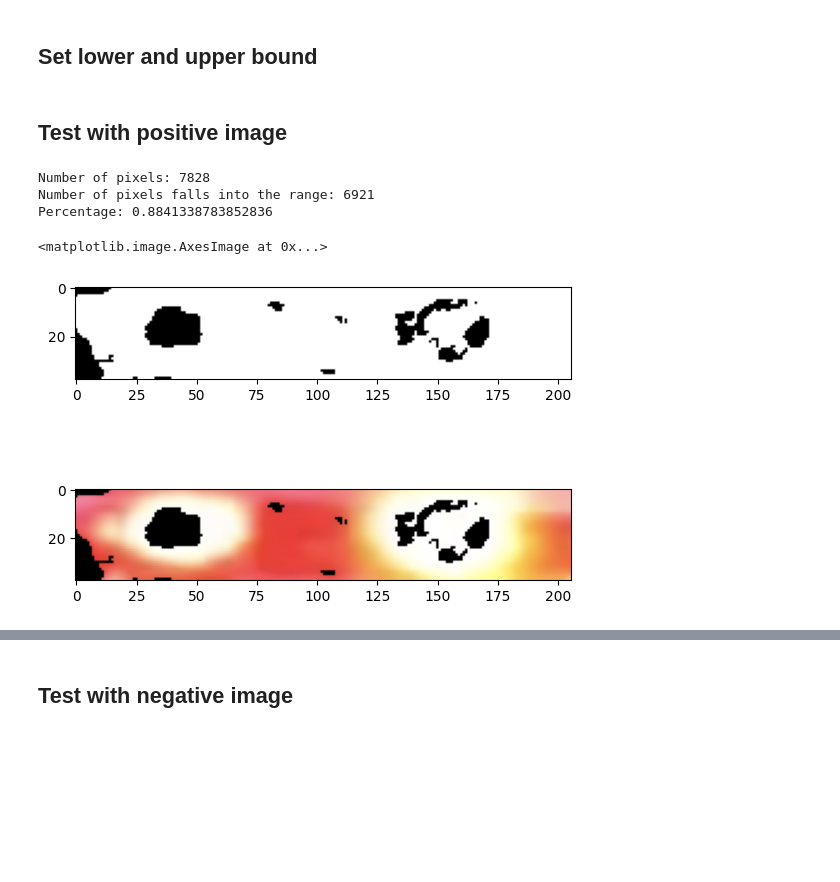
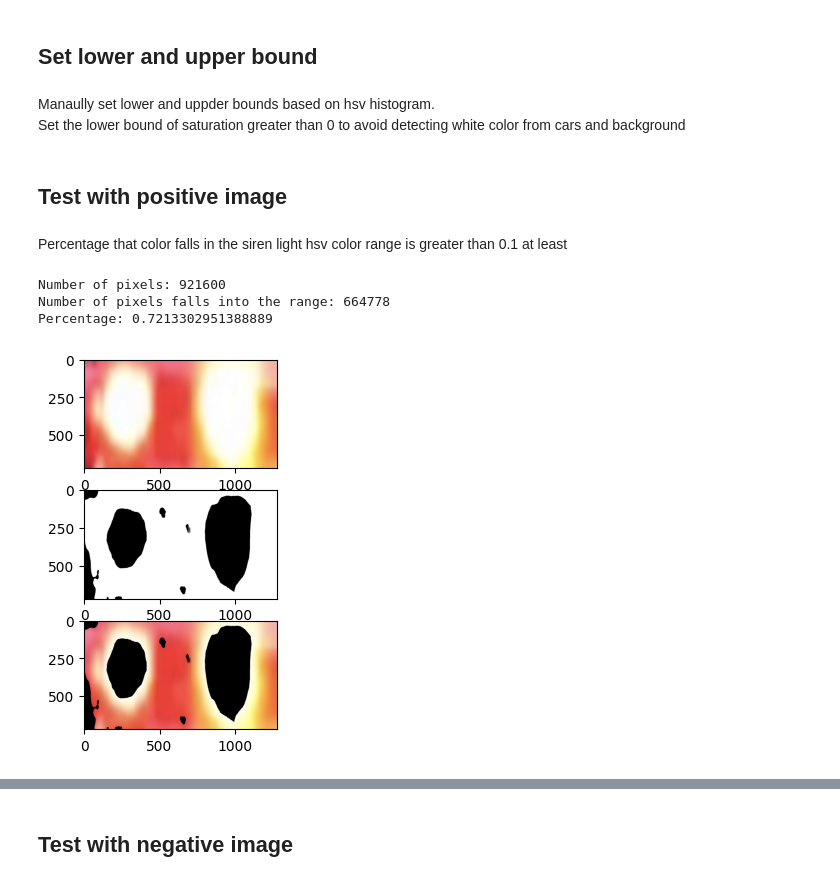
Before and after one commit to dynle/japanese-emergency-vehicles-detection, a Jupyter notebook: src/hsv.ipynb, the cells around one changed output, grey strips where cells are left out. Saved outputs shown, nothing was run; the diff lists cells and outputs as text; code cells hidden in the pictures; blank space fills up the shorter version.

```diff
--- a/src/hsv.ipynb
+++ b/src/hsv.ipynb
@@ -158,4 +198,7 @@ Text(0.5, 1.0, 'Value (Brightness)')
 # HSV color extraction
 # %% [markdown]
 ## Set lower and upper bound
+# %% [markdown]
+Manaully set lower and uppder bounds based on hsv histogram.\
+Set the lower bound of saturation greater than 0 to avoid detecting white color from cars and background
 # %%
@@ -196,29 +252,41 @@ hsv_upper2 = np.array([180, 255, 255])
+# %%
+def test_hsv_extraction(path):
+    img_test = cv2.imread(path)
+    img_test = cv2.resize(img_test, (1280,720))
+    img_test_rgb = cv2.cvtColor(img_test,cv2.COLOR_BGR2RGB)
+    img_test_hsv = cv2.cvtColor(img_test,cv2.COLOR_BGR2HSV)
+
+    hsv_mask1 = cv2.inRange(img_test_hsv, hsv_lower1, hsv_upper1)
+    hsv_mask2 = cv2.inRange(img_test_hsv, hsv_lower2, hsv_upper2)
+    hsv_mask = hsv_mask1 + hsv_mask2
+
+    total_pixels = img_test_hsv.shape[0]*img_test_hsv.shape[1]
+    print(f"Number of pixels: {total_pixels}")
+    pixels = cv2.countNonZero(hsv_mask)
+    print(f"Number of pixels falls into the range: {pixels}")
+    print(f"Percentage: {pixels/total_pixels}")
+
+    result = cv2.bitwise_and(img_test_rgb, img_test_rgb, mask=hsv_mask)
+
+    f, axarr = plt.subplots(3,1)
+
+    axarr[0].imshow(img_test_rgb)
+    axarr[1].imshow(hsv_mask,cmap='gray')
+    axarr[2].imshow(result)
 # %% [markdown]
 ## Test with positive image
-# %%
-'''
-After calling cv2.inRange, a binary mask is returned,
-where white pixels (255) represent pixels that fall into the upper and lower limit range and black pixels (0) do not.
-'''
-hsv_mask1 = cv2.inRange(img0_hsv, hsv_lower1, hsv_upper1)
-hsv_mask2 = cv2.inRange(img0_hsv, hsv_lower2, hsv_upper2)
-hsv_mask = hsv_mask1 + hsv_mask2
-
-total_pixels = img0_hsv.shape[0]*img0_hsv.shape[1]
-print(f"Number of pixels: {total_pixels}")
-pixels = cv2.countNonZero(hsv_mask)
-print(f"Number of pixels falls into the range: {pixels}")
-print(f"Percentage: {pixels/total_pixels}")
-
-result = cv2.bitwise_and(img0_rgb, img0_rgb, mask=hsv_mask)
-
-f, axarr = plt.subplots(2,1)
-
-axarr[0].imshow(hsv_mask,cmap='gray')
-axarr[1].imshow(result)
-# %% [output]
-Number of pixels: 7828
-Number of pixels falls into the range: 6921
-Percentage: 0.8841338783852836
-<matplotlib.image.AxesImage at 0x...>
-[figure, removed]
+# %% [markdown]
+Percentage that color falls in the siren light hsv color range is greater than 0.1 at least
+# %%
+'''
+After calling cv2.inRange, a binary mask is returned,
+where white pixels (255) represent pixels that fall into the upper and lower limit range and black pixels (0) do not.
+'''
+test_hsv_extraction("dataset-sirenlight/positive/sirenlight00000.png")
+
+# TODO: 모든 이미지로 부터 퍼센트를 찾아서 평균을 내줌. 하지만 이 이미지들은 siren light 부분만 crop한거기 때문에 detected emergency vehicle의 윗부분만 잘랐을때는 그 옆 나머지 부분까지 고려해서 퍼센트를 설정해야함.
+# %% [output]
+Number of pixels: 921600
+Number of pixels falls into the range: 664778
+Percentage: 0.7213302951388889
+[figure, added]
```
Also changed, not shown: parts of 25 cells of this notebook.
